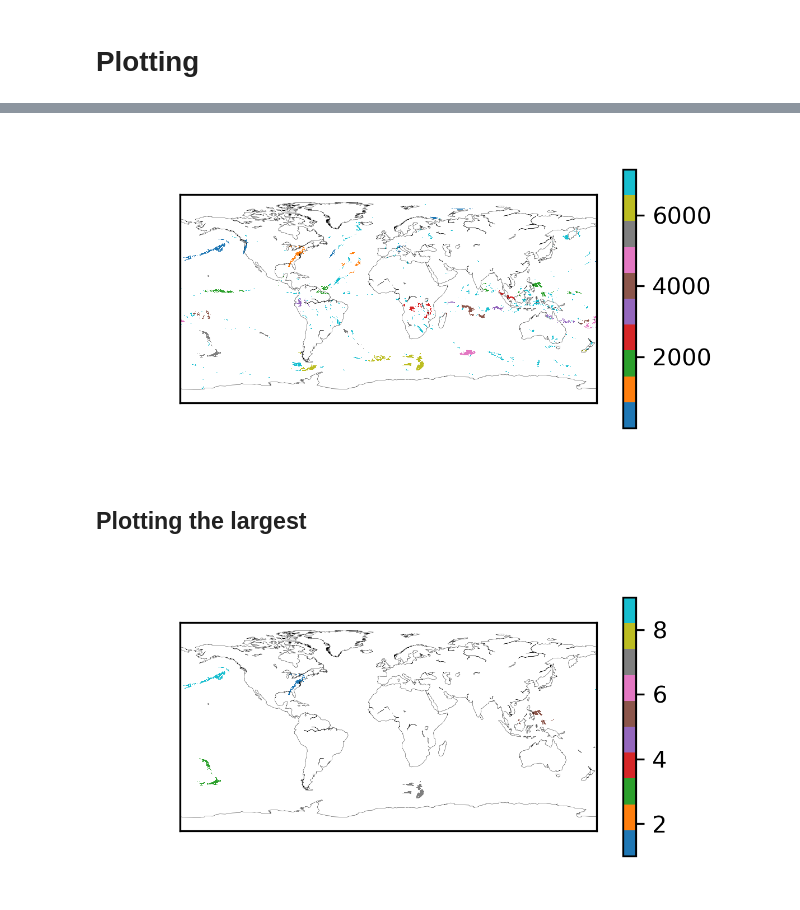
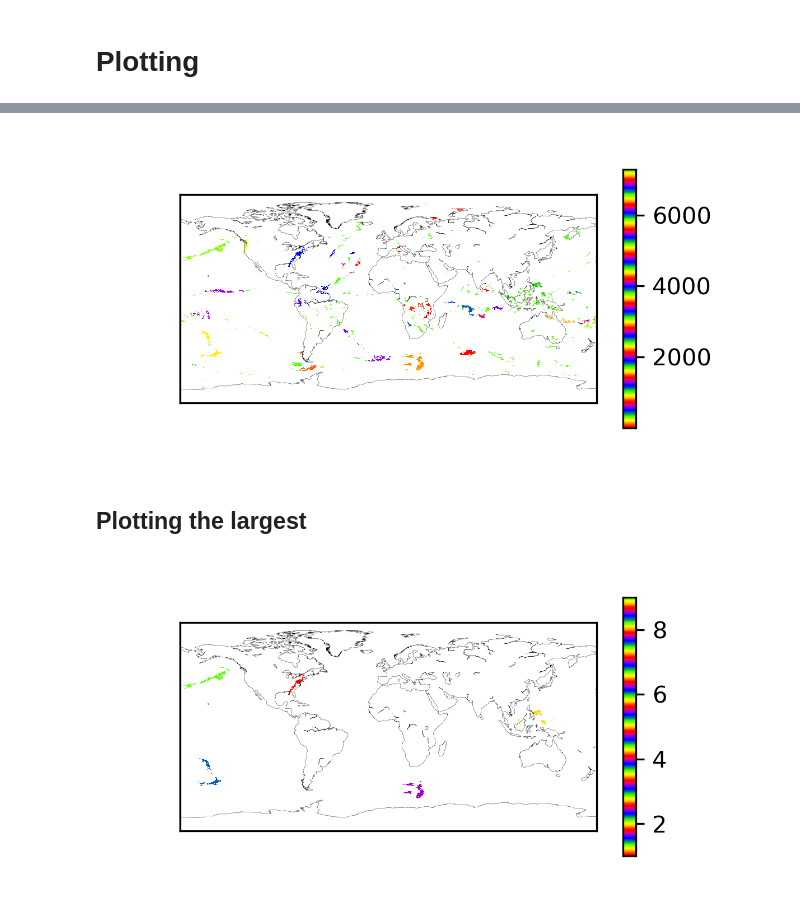
Before and after one commit to michaelleerilee/CCL, a Jupyter notebook: contrib/cc3d.ipynb, the cells around one changed output, grey strips where cells are left out. Cells and saved outputs as stored; diff of their text form; code cells hidden in the pictures.

Commit message:
Update color table to use 'prism.'

```diff
--- a/contrib/cc3d.ipynb
+++ b/contrib/cc3d.ipynb
@@ -188,31 +188,31 @@ im = ax.imshow(plot_data[0],
 # %%
 fig = plt.figure(figsize=(4, 2), dpi=300)
 ax = fig.add_subplot(111)
 
 m = Basemap(projection='cyl')
 m.drawcoastlines(0.1)
 
 plot_data = labels_out
 im = ax.imshow(plot_data[0],
-                cmap='tab10',
+                cmap='prism',
                 interpolation='none',
 #                extent=[-360, 360, -90,90])
                 extent=[-180, 180, -90,90])
 
 def animate(i):
     im.set_array(plot_data[i])
     return [im]
 
 anim = animation.FuncAnimation(fig,
                                animate,
                                frames=len(plot_data),
                                interval=100, # in ms
                                blit=True)
 
 plt.colorbar(im, ax=ax, orientation='vertical')
 anim.save('all.gif', fps=10)
 # %% [output]
-[figure, old version]
+[figure, new version]
 # %% [markdown]
 ## Plotting the largest
 # %%
@@ -224,7 +224,7 @@ m.drawcoastlines(0.1)
 
 plot_data = largest
 im = ax.imshow(plot_data[0],
-                cmap='tab10',
+                cmap='prism',
                 interpolation='none',
                 extent=[-180, 180, -90,90])
 
@@ -241,4 +241,4 @@ anim = animation.FuncAnimation(fig,
 plt.colorbar(im, ax=ax, orientation='vertical')
 anim.save('10_largest.gif', fps=10)
 # %% [output]
-[figure, old version]
+[figure, new version]
```
Also changed, not shown: parts of 18 cells of this notebook, 3 other files.
